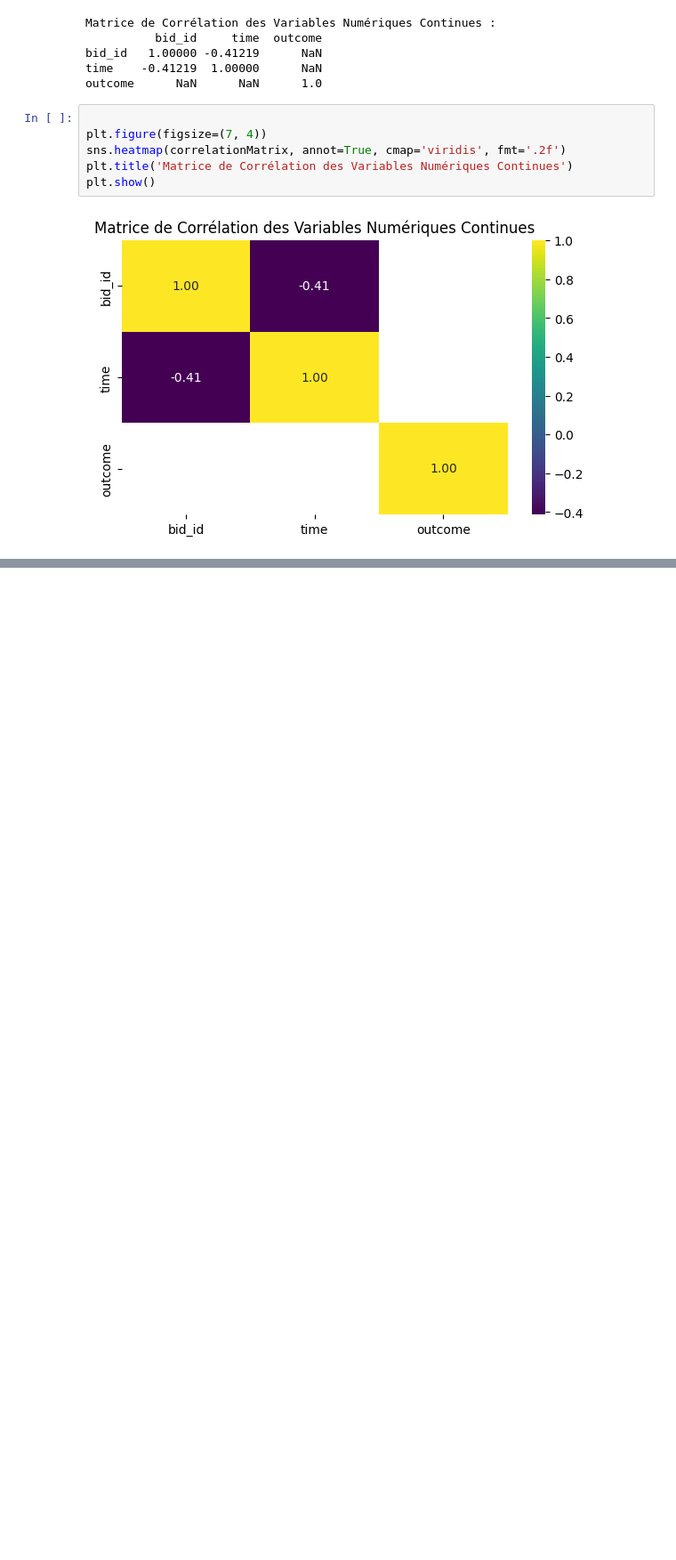
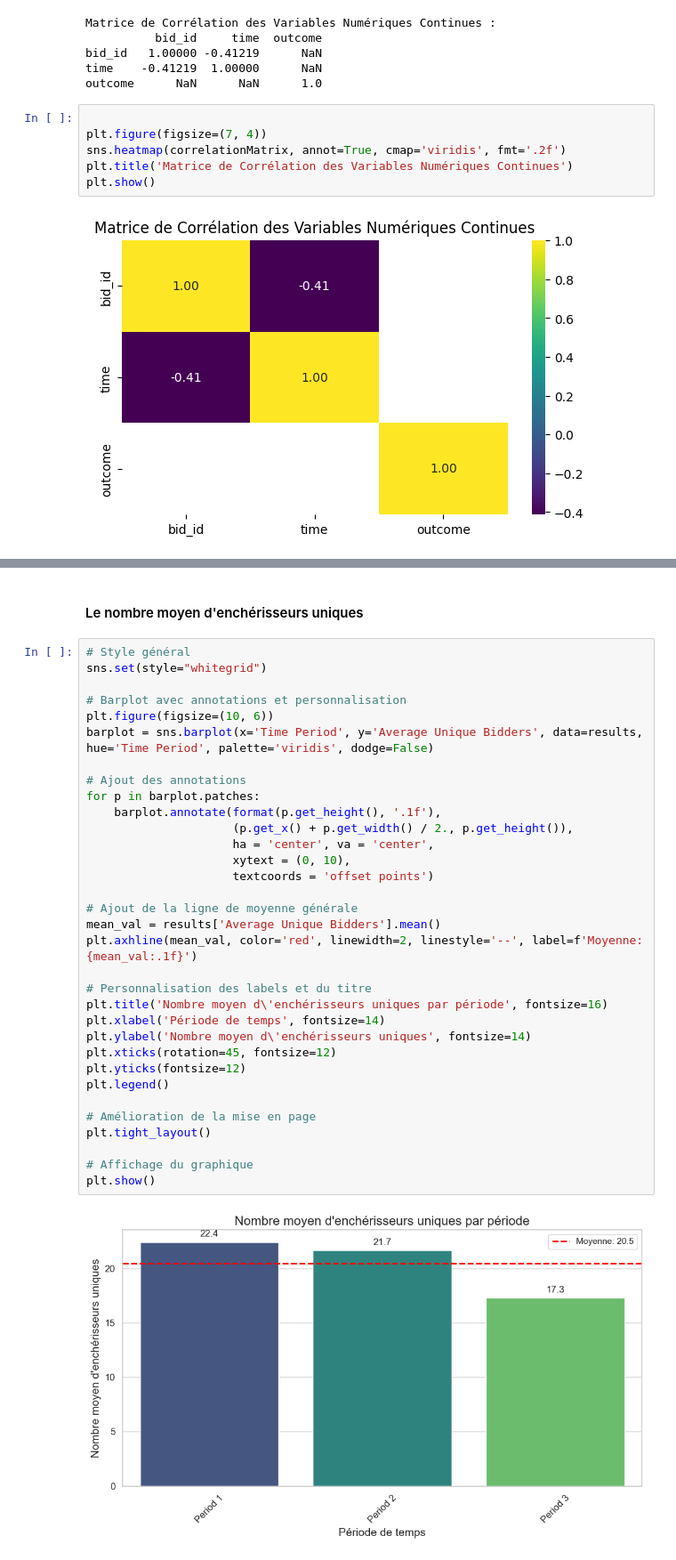
Before and after one commit to Tsila203/Tsila203-data-analysis-train--Tsilavo-, a Jupyter notebook: facebook.ipynb, the cells around one changed output, grey strips where cells are left out. Shown at 89% size. Cells and saved outputs as stored; diff of their text form; blank space fills up the shorter version.

```diff
--- a/facebook.ipynb
+++ b/facebook.ipynb
@@ -376,0 +337,37 @@ plt.show()
+# %% [markdown]
+#### Le nombre moyen d'enchérisseurs uniques
+# %%
+# Style général
+sns.set(style="whitegrid")
+
+# Barplot avec annotations et personnalisation
+plt.figure(figsize=(10, 6))
+barplot = sns.barplot(x='Time Period', y='Average Unique Bidders', data=results, hue='Time Period', palette='viridis', dodge=False)
+
+# Ajout des annotations
+for p in barplot.patches:
+    barplot.annotate(format(p.get_height(), '.1f'),
+                     (p.get_x() + p.get_width() / 2., p.get_height()),
+                     ha = 'center', va = 'center',
+                     xytext = (0, 10),
+                     textcoords = 'offset points')
+
+# Ajout de la ligne de moyenne générale
+mean_val = results['Average Unique Bidders'].mean()
+plt.axhline(mean_val, color='red', linewidth=2, linestyle='--', label=f'Moyenne: {mean_val:.1f}')
+
+# Personnalisation des labels et du titre
+plt.title('Nombre moyen d\'enchérisseurs uniques par période', fontsize=16)
+plt.xlabel('Période de temps', fontsize=14)
+plt.ylabel('Nombre moyen d\'enchérisseurs uniques', fontsize=14)
+plt.xticks(rotation=45, fontsize=12)
+plt.yticks(fontsize=12)
+plt.legend()
+
+# Amélioration de la mise en page
+plt.tight_layout()
+
+# Affichage du graphique
+plt.show()
+# %% [output]
+[figure, added]
```
Also changed, not shown: parts of 11 cells of this notebook.
